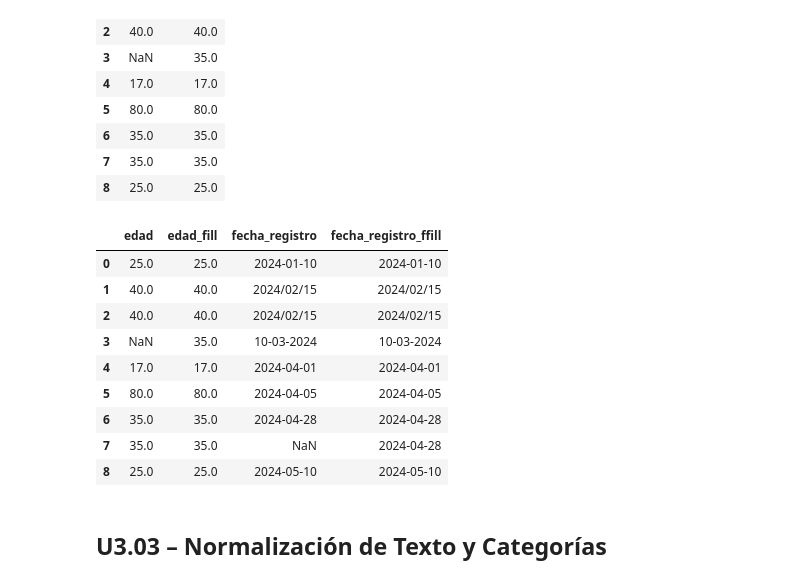
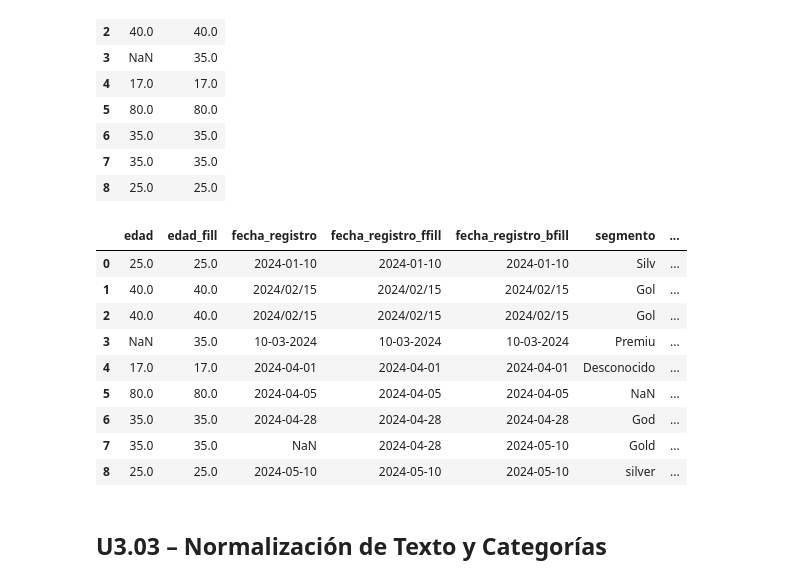
Before and after one commit to netcluster/Python-para-el-an-lisis-de-datos, a Jupyter notebook: Unidad 3/U3Limpiezaypreparacindedatos.ipynb, the cells around one changed output. Saved outputs shown, nothing was run; the diff lists cells and outputs as text; code cells hidden in the pictures.

```diff
--- a/Unidad 3/U3Limpiezaypreparacindedatos.ipynb
+++ b/Unidad 3/U3Limpiezaypreparacindedatos.ipynb
@@ -261,25 +261,31 @@ df[['edad', 'edad_fill']]
 # %%
 promedio_edad = df['edad'].mean()
 mediana_edad = df['edad'].median()
 
 # Imputación con mediana
 df['edad_fill'] = df['edad'].fillna(mediana_edad)
 
 #Forward fill: Propagar último valor hacia adelante
 df['fecha_registro_ffill'] = df['fecha_registro'].ffill()
 
-df[['edad', 'edad_fill', 'fecha_registro', 'fecha_registro_ffill']]
+#backward fill: propagar próximo valor hacia atrás
+df['fecha_registro_bfill'] = df['fecha_registro'].bfill()
+
+#Estrategia para 'segmento': reemplazar None por 'Desconocido'
+df['segmento_fill'] = df['segmento'].fillna('Desconocido')
+
+df[['edad', 'edad_fill', 'fecha_registro', 'fecha_registro_ffill', 'fecha_registro_bfill','segmento','segmento_fill']]
 # %% [output]
-|  | edad | edad_fill | fecha_registro | fecha_registro_ffill |
-| 0 | 25.0 | 25.0 | 2024-01-10 | 2024-01-10 |
-| 1 | 40.0 | 40.0 | 2024/02/15 | 2024/02/15 |
-| 2 | 40.0 | 40.0 | 2024/02/15 | 2024/02/15 |
-| 3 | NaN | 35.0 | 10-03-2024 | 10-03-2024 |
-| 4 | 17.0 | 17.0 | 2024-04-01 | 2024-04-01 |
-| 5 | 80.0 | 80.0 | 2024-04-05 | 2024-04-05 |
-| 6 | 35.0 | 35.0 | 2024-04-28 | 2024-04-28 |
-| 7 | 35.0 | 35.0 | NaN | 2024-04-28 |
-| 8 | 25.0 | 25.0 | 2024-05-10 | 2024-05-10 |
+|  | edad | edad_fill | fecha_registro | fecha_registro_ffill | fecha_registro_bfill | segmento | ... |
+| 0 | 25.0 | 25.0 | 2024-01-10 | 2024-01-10 | 2024-01-10 | Silv | ... |
+| 1 | 40.0 | 40.0 | 2024/02/15 | 2024/02/15 | 2024/02/15 | Gol | ... |
+| 2 | 40.0 | 40.0 | 2024/02/15 | 2024/02/15 | 2024/02/15 | Gol | ... |
+| 3 | NaN | 35.0 | 10-03-2024 | 10-03-2024 | 10-03-2024 | Premiu | ... |
+| 4 | 17.0 | 17.0 | 2024-04-01 | 2024-04-01 | 2024-04-01 | Desconocido | ... |
+| 5 | 80.0 | 80.0 | 2024-04-05 | 2024-04-05 | 2024-04-05 | NaN | ... |
+| 6 | 35.0 | 35.0 | 2024-04-28 | 2024-04-28 | 2024-04-28 | God | ... |
+| 7 | 35.0 | 35.0 | NaN | 2024-04-28 | 2024-05-10 | Gold | ... |
+| 8 | 25.0 | 25.0 | 2024-05-10 | 2024-05-10 | 2024-05-10 | silver | ... |
 # %% [markdown]
 ## U3.03 – Normalización de Texto y Categorías
 # %% [markdown]
```
Also changed, not shown: parts of 6 cells of this notebook.
